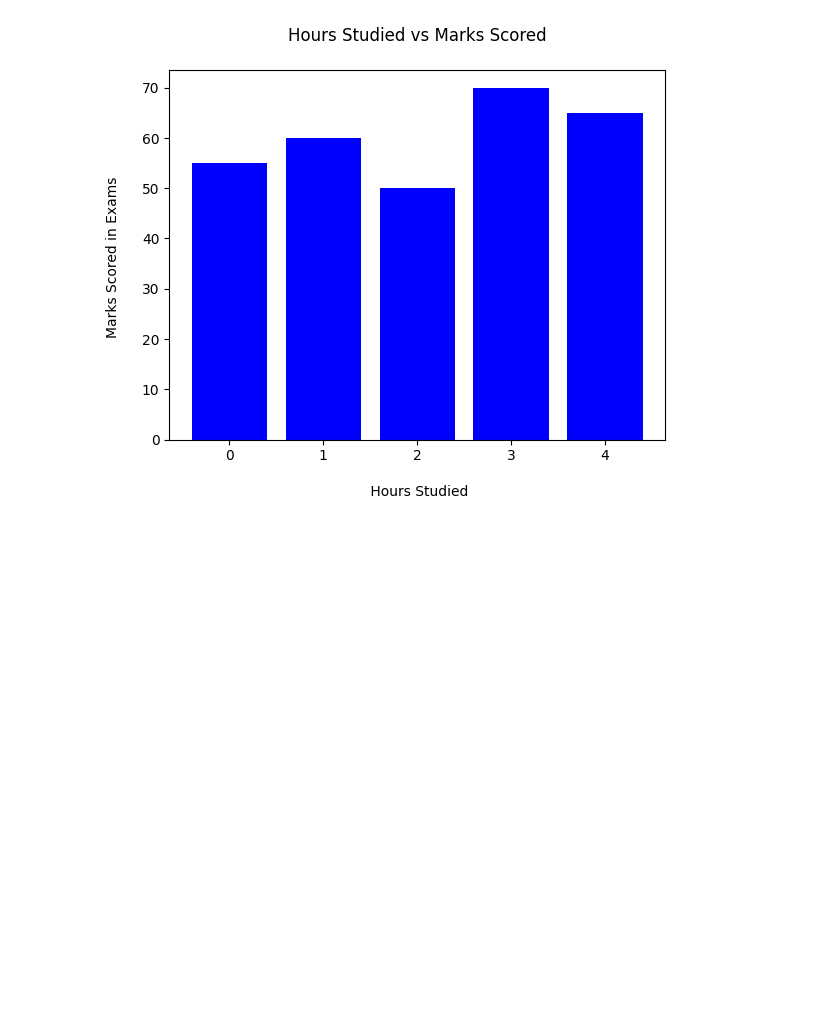
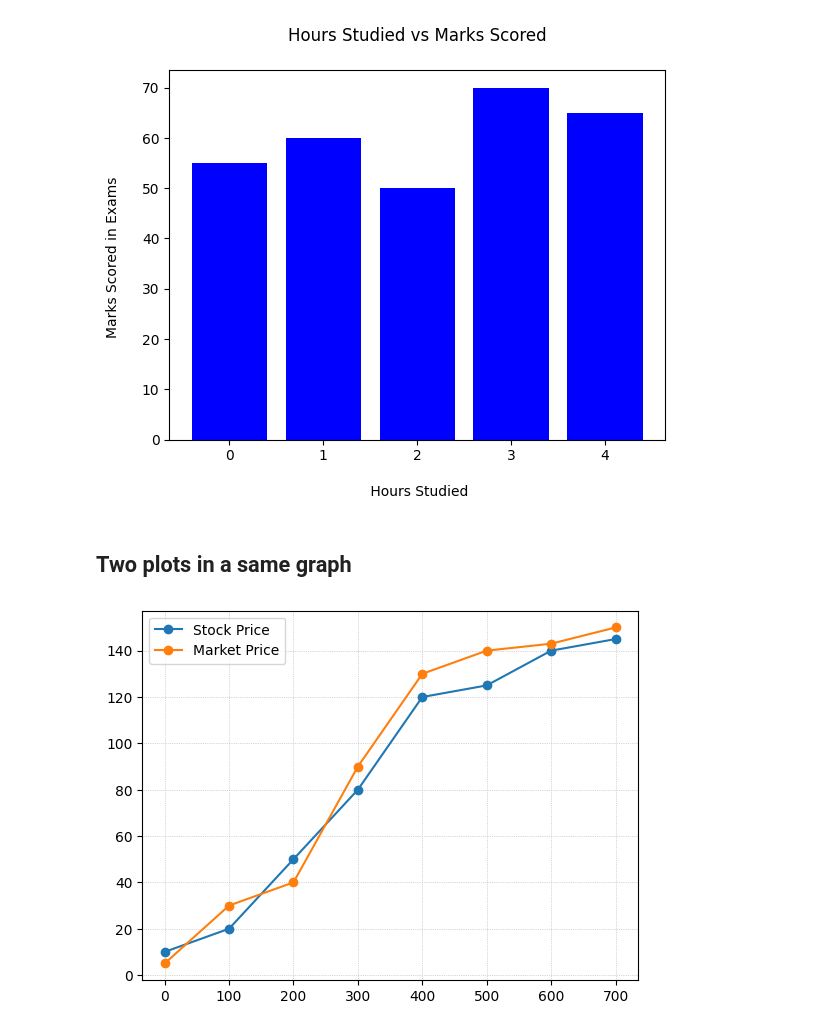
Before and after one commit to Neeschal1/Plotty, a Jupyter notebook: Plotty.ipynb, the cells around one changed output. Cells and saved outputs as stored; diff of their text form; code cells hidden in the pictures; blank space fills up the shorter version.

```diff
--- a/Plotty.ipynb
+++ b/Plotty.ipynb
@@ -143,3 +143,20 @@ plt.ylabel("Marks Scored in Exams \n")
 plt.show()
 # %% [output]
 [figure]
+# %% [markdown]
+## Two plots in a same graph
+# %%
+x = np.arange(0, 800, 100)
+y1 = [10, 20, 50, 80, 120, 125, 140, 145]
+y2 = [5, 30, 40, 90, 130, 140, 143, 150]
+
+plt.plot(x, y1, marker = "o", linestyle="-", label="Stock Price")
+plt.plot(x, y2, marker = "o", linestyle="-", label="Market Price")
+
+plt.legend()
+plt.grid(True, linestyle=":", linewidth=0.5)
+
+plt.savefig("market_and_stock_price.png", dpi=300)
+plt.show()
+# %% [output]
+[figure, added]
```
Also changed, not shown: parts of 1 cell of this notebook.
